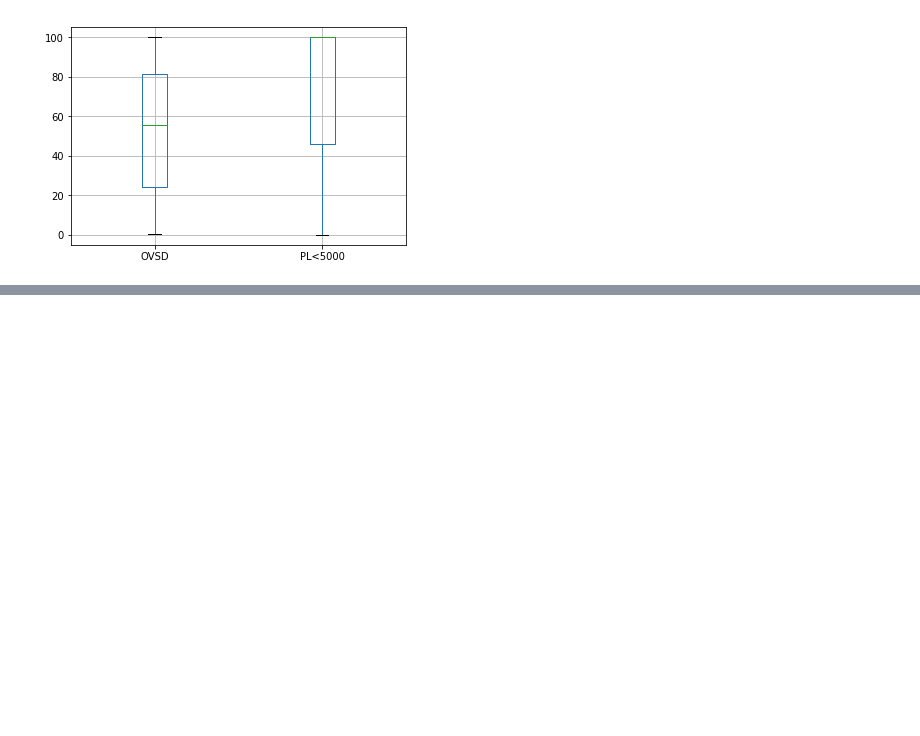
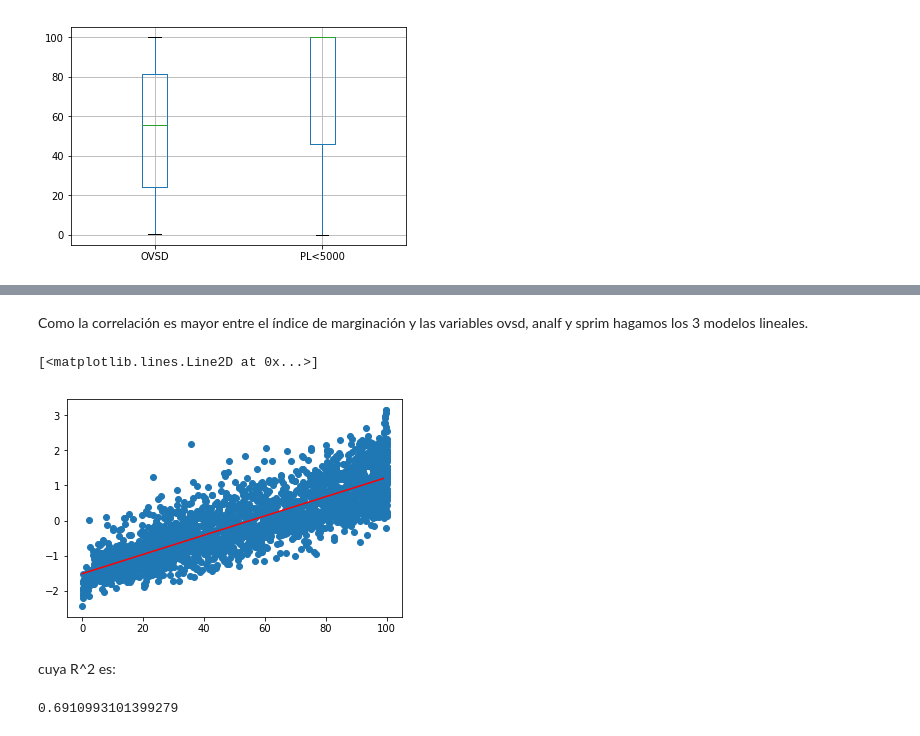
Before and after one commit to jeroaranda/aplicada3, a Jupyter notebook: marginacion.ipynb, the cells around one changed output, grey strips where cells are left out. Drawn from its saved outputs; the diff is of its cells as text; code cells hidden in the pictures; blank space fills up the shorter version.

Commit message:
tarea de seleccionar los 3 mejores modelos lineales

```diff
--- a/marginacion.ipynb
+++ b/marginacion.ipynb
@@ -124,0 +157,22 @@ df_sample.boxplot(column=['OVSD','PL<5000'])
+# %% [markdown]
+Como la correlación es mayor entre el índice de marginación y las variables ovsd, analf y sprim hagamos los 3 modelos lineales.
+# %%
+plt.scatter(x=df['OVSD'],y=df['IM'])
+df1=df[['OVSD','IM']].dropna()
+X=np.array([df1['OVSD']])
+y=df1['IM'].values
+lm = linear_model.LinearRegression()
+model = lm.fit(X.T,y)
+x=range(100)
+Y=model.predict(np.array([x]).T)
+
+plt.plot(x,Y,color='red')
+# %% [output]
+[<matplotlib.lines.Line2D at 0x...>]
+[figure, added]
+# %% [markdown]
+cuya R^2 es:
+# %%
+print(lm.score(X.T,y))
+# %% [output]
+0.6910993101399279
```
Also changed, not shown: parts of 14 cells of this notebook, 2 other files.
